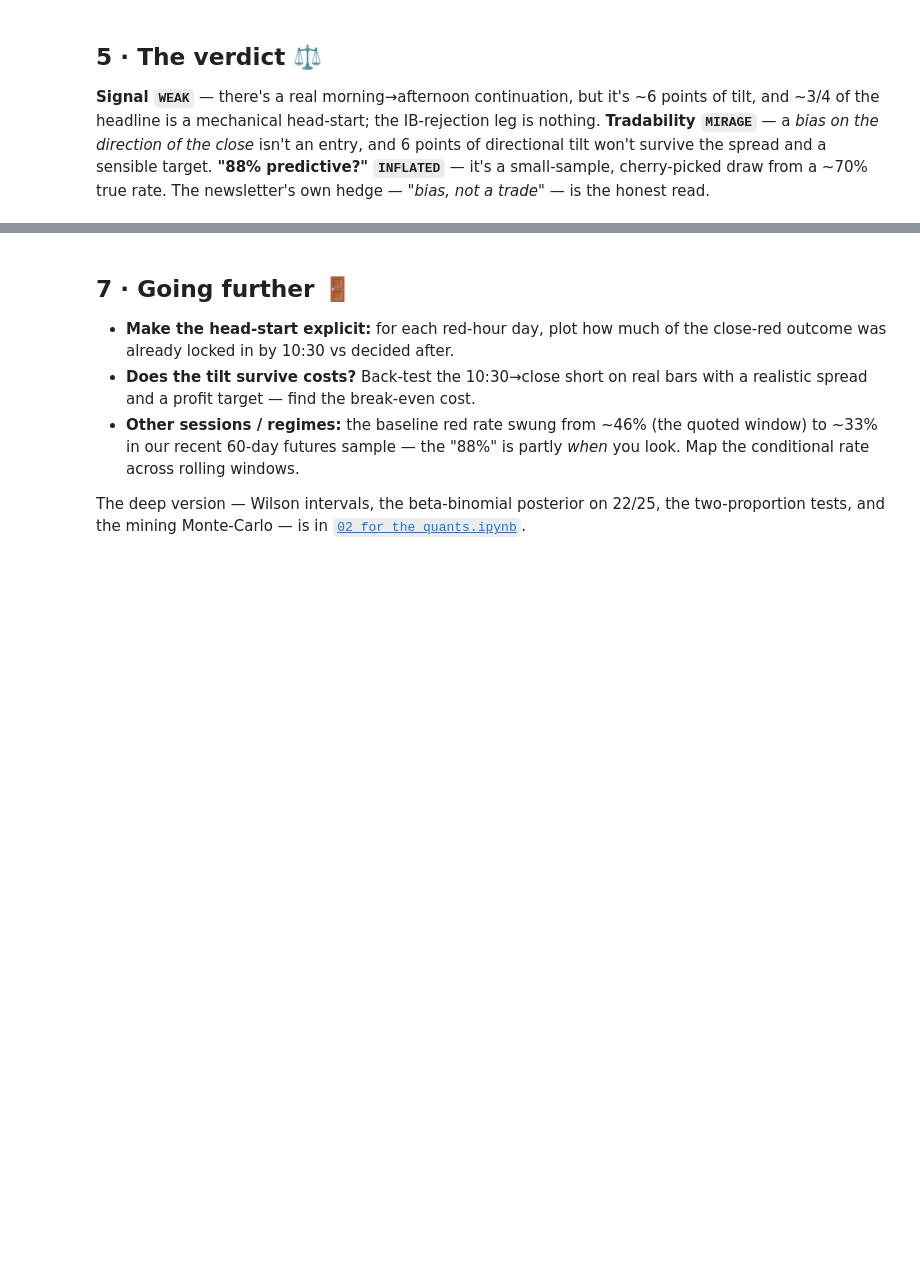
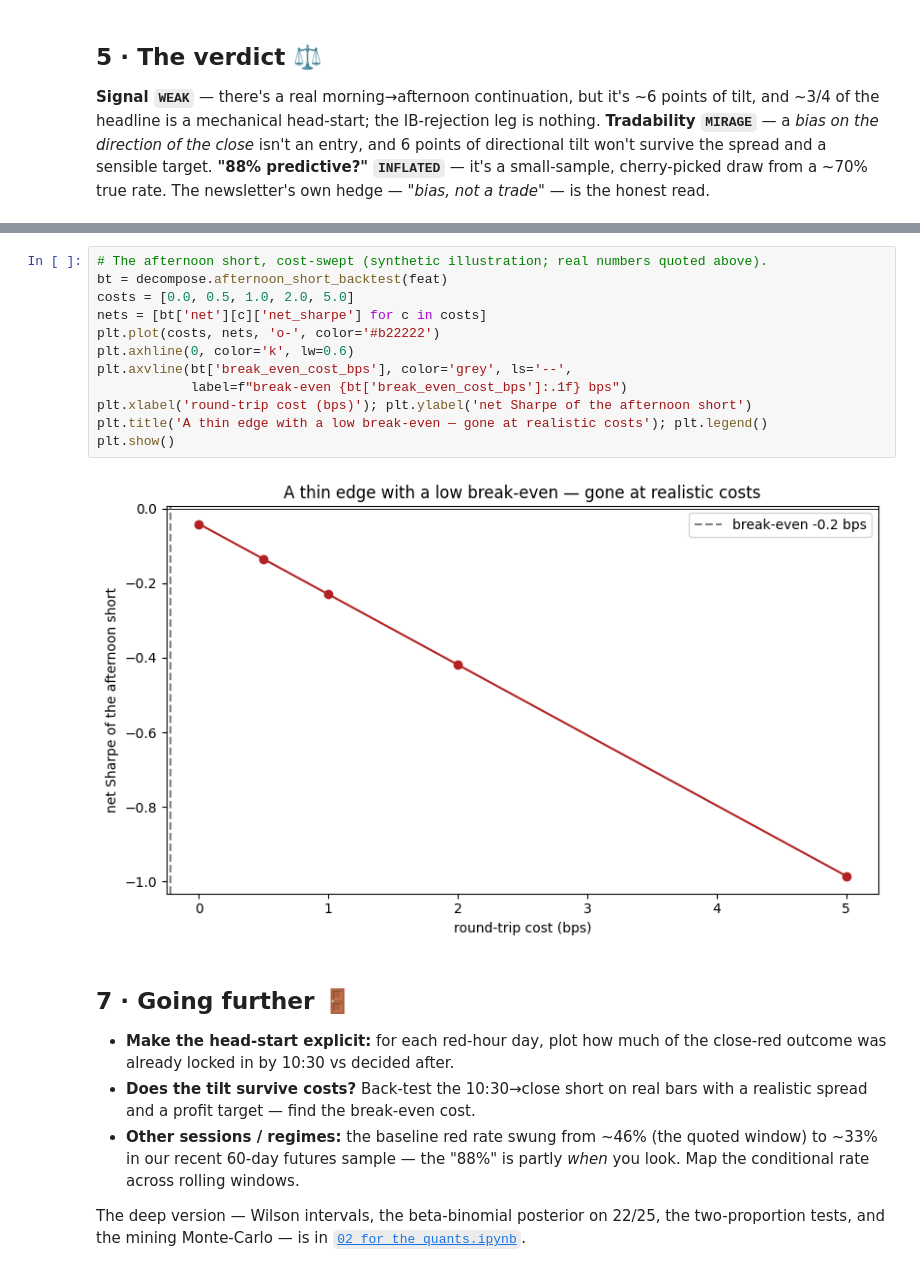
Before and after one commit to Guillain-RDCDE/Open-Alpha-Lab, a Jupyter notebook: studies/13-crimson-hour/notebooks/01_for_the_curious.ipynb, the cells around one changed output, grey strips where cells are left out. Drawn from its saved outputs; the diff is of its cells as text; blank space fills up the shorter version.

```diff
--- a/studies/13-crimson-hour/notebooks/01_for_the_curious.ipynb
+++ b/studies/13-crimson-hour/notebooks/01_for_the_curious.ipynb
@@ -115,3 +117,17 @@ Not as a money-maker. The thing that's *real* — a red first hour leaves the re
+# %%
+# The afternoon short, cost-swept (synthetic illustration; real numbers quoted above).
+bt = decompose.afternoon_short_backtest(feat)
+costs = [0.0, 0.5, 1.0, 2.0, 5.0]
+nets = [bt['net'][c]['net_sharpe'] for c in costs]
+plt.plot(costs, nets, 'o-', color='#b22222')
+plt.axhline(0, color='k', lw=0.6)
+plt.axvline(bt['break_even_cost_bps'], color='grey', ls='--',
+            label=f"break-even {bt['break_even_cost_bps']:.1f} bps")
+plt.xlabel('round-trip cost (bps)'); plt.ylabel('net Sharpe of the afternoon short')
+plt.title('A thin edge with a low break-even — gone at realistic costs'); plt.legend()
+plt.show()
+# %% [output]
+[figure, added]
 # %% [markdown]
 ## 7 · Going further 🚪
 
```
Also changed, not shown: parts of 2 cells of this notebook, 7 other files.
